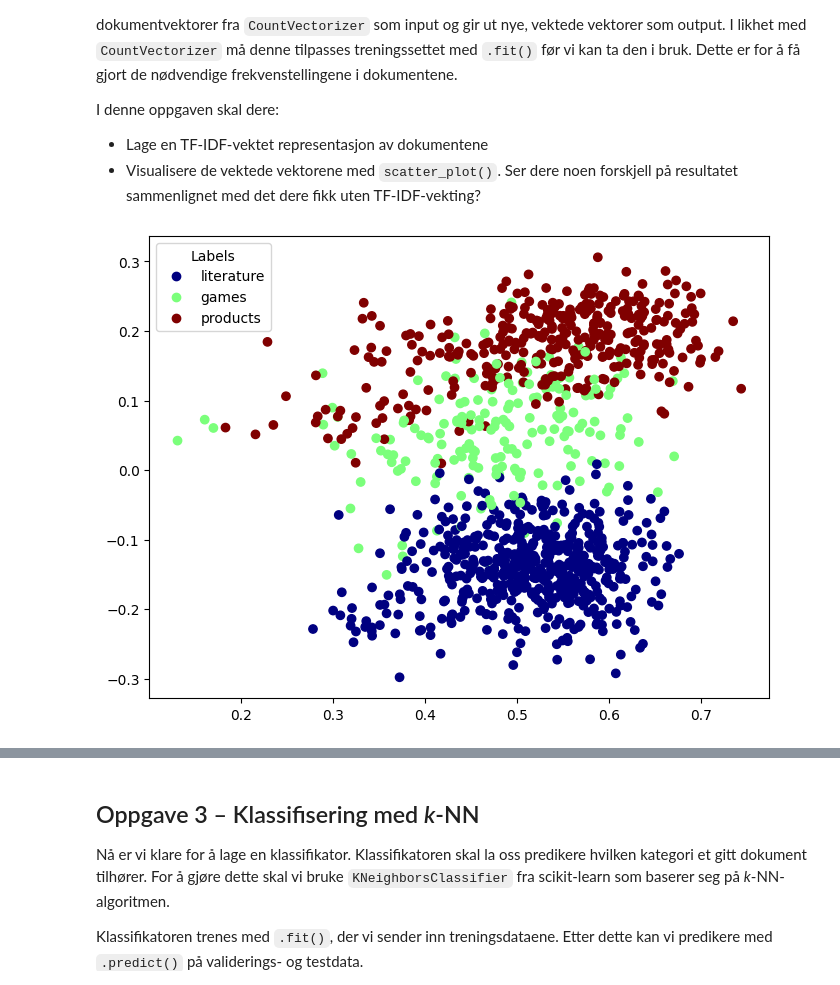
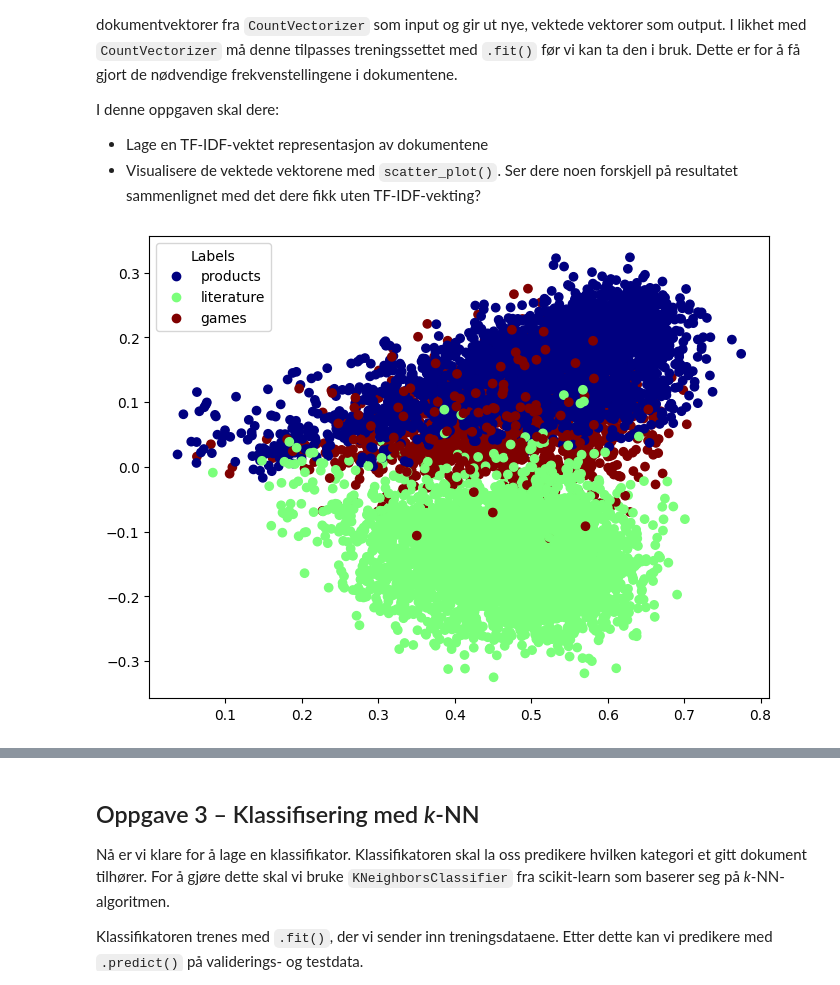
Before and after one commit to Alliananaz/uni, a Jupyter notebook: in1160/oblig1b/oblig_1b.ipynb, the cells around one changed output, grey strips where cells are left out. Saved outputs shown, nothing was run; the diff lists cells and outputs as text; code cells hidden in the pictures.

```diff
--- a/in1160/oblig1b/oblig_1b.ipynb
+++ b/in1160/oblig1b/oblig_1b.ipynb
@@ -256,22 +259,23 @@ from sklearn.feature_extraction.text import TfidfTransformer
 # %%
 # Oppgave 2.3
 
 def tfidf_vectorize_documents(train_vectorized, validation_vectorized, test_vectorized):
     tfidf_vectorized = TfidfTransformer()
 
     tfidf_vectorized.fit(train_vectorized)
 
     train_vectorized_tfidf = tfidf_vectorized.transform(train_vectorized)
     validation_vectorized_tfidf = tfidf_vectorized.transform(validation_vectorized)
     test_vectorized_tfidf = tfidf_vectorized.transform(test_vectorized)
 
     return train_vectorized_tfidf, validation_vectorized_tfidf, test_vectorized_tfidf
 
 train_vectorized_tfidf, validation_vectorized_tfidf, test_vectorized_tfidf = tfidf_vectorize_documents(train_vectorized, validation_vectorized, test_vectorized)
 
-doc_plot = scatter_plot(validation_vectorized_tfidf, dev_labels)
+# doc_plot = scatter_plot(validation_vectorized_tfidf, dev_labels)
+train_plot = scatter_plot(train_vectorized_tfidf, train_labels)
 # %% [output]
-[figure, old version]
+[figure, new version]
 # %% [markdown]
 #### Oppgave 2.3 – Tekstbesvarelse
 *Ser du noen forskjell mellom vektorene med og uten tf-idf?*
```
Also changed, not shown: parts of 9 cells of this notebook.
